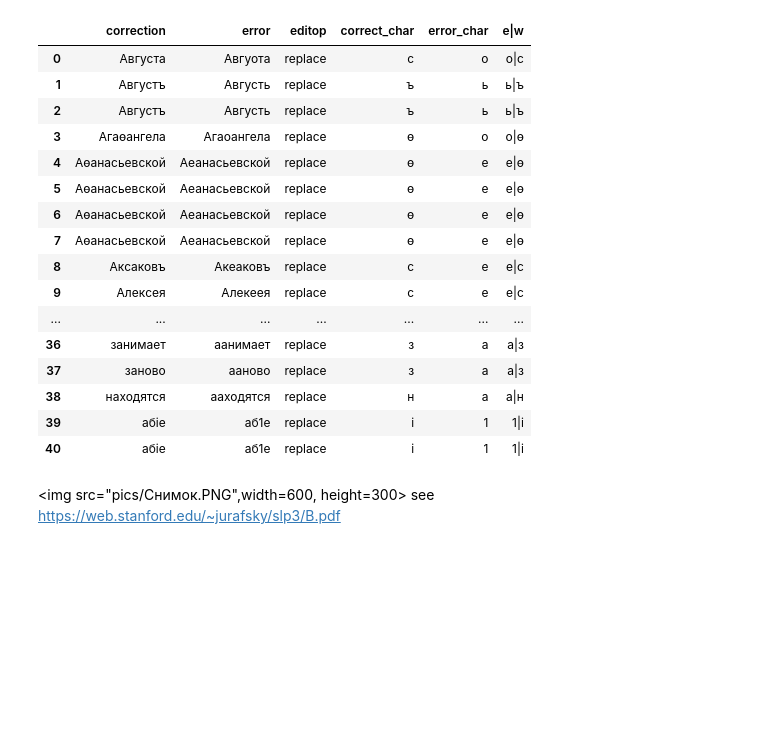
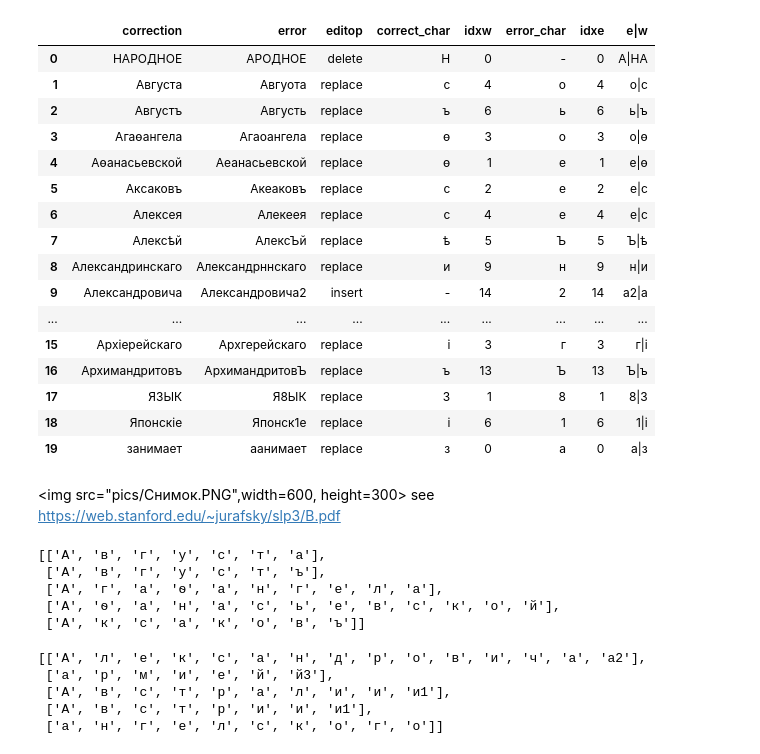
Before and after one commit to mapozhidaeva/Culturomics, a Jupyter notebook: ngrams/correction/ErrorModel.ipynb, the cells around one changed output. Drawn from its saved outputs; the diff is of its cells as text; code cells hidden in the pictures; blank space fills up the shorter version.

```diff
--- a/ngrams/correction/ErrorModel.ipynb
+++ b/ngrams/correction/ErrorModel.ipynb
@@ -15,6 +15,13 @@ Index(['raw_ngram', 'year', 'match_count', 'volume_count', 'idx', 'n_gram',
+# %%
+not_to_correct = unique_all[unique_all['is_bastard']==0]
+# %%
+unique_all.loc[not_to_correct.index, ['new_ngram']] = not_to_correct['n_gram']
 # %%
-corrections = unique['new_ngram'].astype(str).tolist()
-errors = unique['n_gram'].astype(str).tolist()
+corrections = unique_errors['new_ngram'].astype(str).tolist()
+errors = unique_errors['n_gram'].astype(str).tolist()
+# %%
+with_all = unique_all['new_ngram'].astype(str).tolist()
+with_errors = unique_all['n_gram'].astype(str).tolist()
 # %%
 dists=[]
 edit_ops=[]
@@ -96,23 +135,23 @@ for pair in zip(corrections, errors):
 # %%
-error_df
+error_df[:20]
 # %% [output]
-|  | correction | error | editop | correct_char | error_char | e|w |
-| 0 | Августа | Авгуота | replace | с | о | о|с |
-| 1 | Августъ | Августь | replace | ъ | ь | ь|ъ |
-| 2 | Августъ | Августь | replace | ъ | ь | ь|ъ |
-| 3 | Агаѳангела | Агаоангела | replace | ѳ | о | о|ѳ |
-| 4 | Аѳанасьевской | Аеанасьевской | replace | ѳ | е | е|ѳ |
-| 5 | Аѳанасьевской | Аеанасьевской | replace | ѳ | е | е|ѳ |
-| 6 | Аѳанасьевской | Аеанасьевской | replace | ѳ | е | е|ѳ |
-| 7 | Аѳанасьевской | Аеанасьевской | replace | ѳ | е | е|ѳ |
-| 8 | Акcаковъ | Акеаковъ | replace | c | е | е|c |
-| 9 | Алекcея | Алекеея | replace | c | е | е|c |
-| ... | ... | ... | ... | ... | ... | ... |
-| 36 | занимает | аанимает | replace | з | а | а|з |
-| 37 | заново | ааново | replace | з | а | а|з |
-| 38 | находятся | ааходятся | replace | н | а | а|н |
-| 39 | абіе | аб1е | replace | і | 1 | 1|і |
-| 40 | абіе | аб1е | replace | і | 1 | 1|і |
+|  | correction | error | editop | correct_char | idxw | error_char | idxe | e|w |
+| 0 | НАРОДНОЕ | АРОДНОЕ | delete | Н | 0 | - | 0 | А|НА |
+| 1 | Августа | Авгуота | replace | с | 4 | о | 4 | о|с |
+| 2 | Августъ | Августь | replace | ъ | 6 | ь | 6 | ь|ъ |
+| 3 | Агаѳангела | Агаоангела | replace | ѳ | 3 | о | 3 | о|ѳ |
+| 4 | Аѳанасьевской | Аеанасьевской | replace | ѳ | 1 | е | 1 | е|ѳ |
+| 5 | Акcаковъ | Акеаковъ | replace | c | 2 | е | 2 | е|c |
+| 6 | Алекcея | Алекеея | replace | c | 4 | е | 4 | е|c |
+| 7 | Алексѣй | АлексЪй | replace | ѣ | 5 | Ъ | 5 | Ъ|ѣ |
+| 8 | Александринскаго | Александрннскаго | replace | и | 9 | н | 9 | н|и |
+| 9 | Александровича | Александровича2 | insert | - | 14 | 2 | 14 | а2|а |
+| ... | ... | ... | ... | ... | ... | ... | ... | ... |
+| 15 | Архіерейскаго | Архгерейскаго | replace | і | 3 | г | 3 | г|і |
+| 16 | Архимандритовъ | АрхимандритовЪ | replace | ъ | 13 | Ъ | 13 | Ъ|ъ |
+| 17 | ЯЗЫК | Я8ЫК | replace | З | 1 | 8 | 1 | 8|З |
+| 18 | Японскіе | Японск1е | replace | і | 6 | 1 | 6 | 1|і |
+| 19 | занимает | аанимает | replace | з | 0 | а | 0 | а|з |
 # %% [markdown]
 <img src="pics/Снимок.PNG",width=600, height=300>
 see https://web.stanford.edu/~jurafsky/slp3/B.pdf
@@ -118,0 +172,8 @@ see https://web.stanford.edu/~jurafsky/slp3/B.pdf
+# %%
+correct_subs[:5]
+# %% [output]
+[['А', 'в', 'г', 'у', 'с', 'т', 'а'],
+ ['А', 'в', 'г', 'у', 'с', 'т', 'ъ'],
+ ['А', 'г', 'а', 'ѳ', 'а', 'н', 'г', 'е', 'л', 'а'],
+ ['А', 'ѳ', 'а', 'н', 'а', 'с', 'ь', 'е', 'в', 'с', 'к', 'о', 'й'],
+ ['А', 'к', 'c', 'а', 'к', 'о', 'в', 'ъ']]
@@ -118,0 +195,8 @@ see https://web.stanford.edu/~jurafsky/slp3/B.pdf
+# %%
+error_ins[:5]
+# %% [output]
+[['А', 'л', 'е', 'к', 'с', 'а', 'н', 'д', 'р', 'о', 'в', 'и', 'ч', 'а', 'а2'],
+ ['а', 'р', 'м', 'и', 'е', 'й', 'й3'],
+ ['А', 'в', 'с', 'т', 'р', 'а', 'л', 'и', 'и', 'и1'],
+ ['А', 'в', 'с', 'т', 'р', 'и', 'и', 'и1'],
+ ['а', 'н', 'г', 'е', 'л', 'с', 'к', 'о', 'г', 'о']]
```
Also changed, not shown: parts of 26 cells of this notebook.
